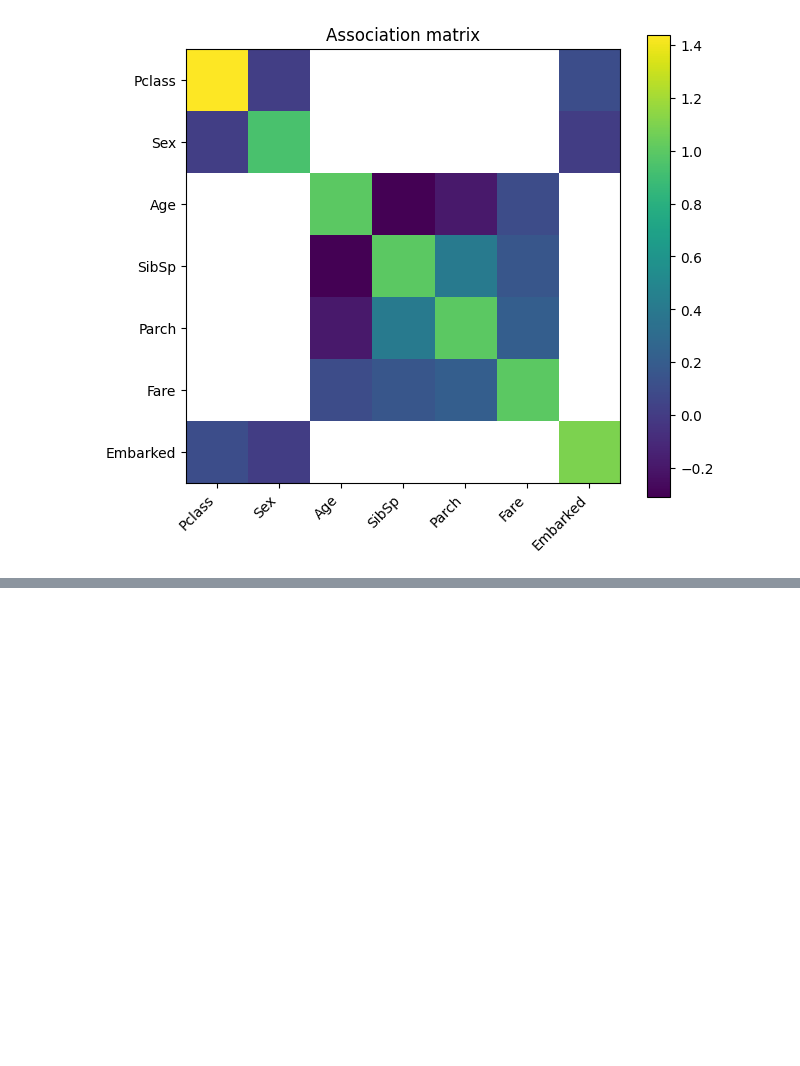
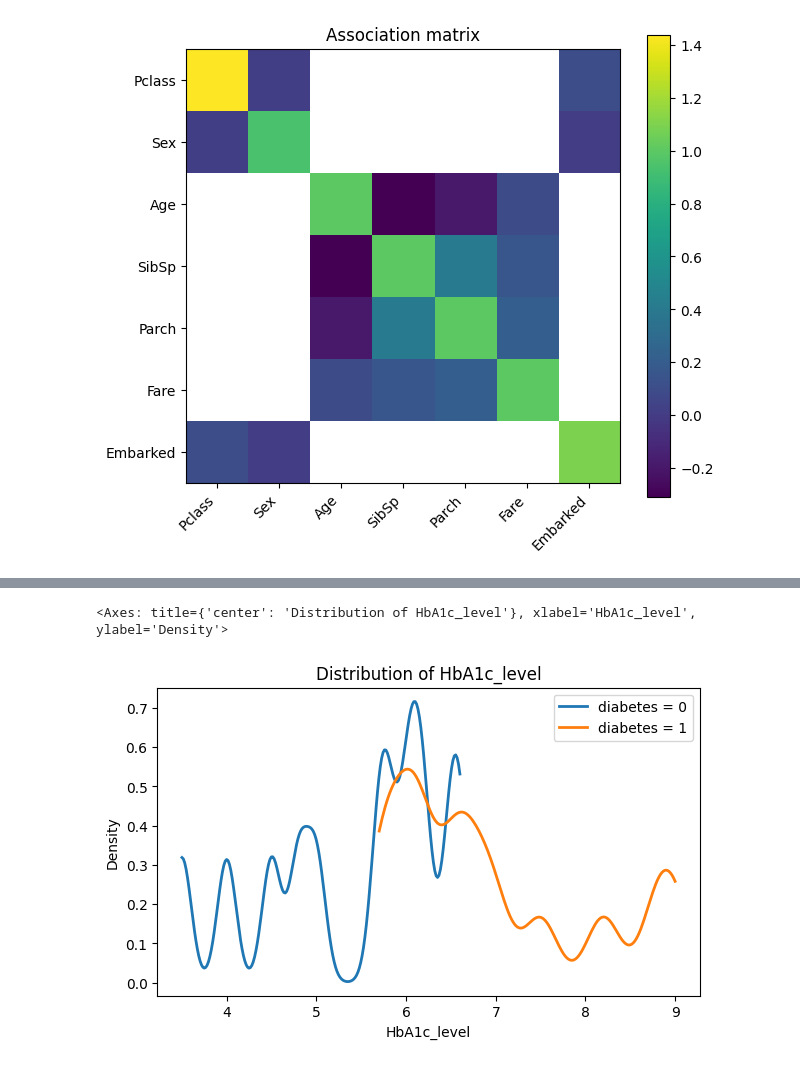
Before and after one commit to abarrenap/sme-dataprep-python, a Jupyter notebook: usage_examples.ipynb, the cells around one changed output, grey strips where cells are left out. Cells and saved outputs as stored; diff of their text form; code cells hidden in the pictures; blank space fills up the shorter version.

```diff
--- a/usage_examples.ipynb
+++ b/usage_examples.ipynb
@@ -358,0 +393,5 @@ When the second dataset is added, repeat the same workflow in a new section: loa
+# %%
+plot_variable_distribution(diabetes_data, variable="HbA1c_level", target="diabetes", by_class=True)
+# %% [output]
+<Axes: title={'center': 'Distribution of HbA1c_level'}, xlabel='HbA1c_level', ylabel='Density'>
+[figure, added]
```
Also changed, not shown: parts of 62 cells of this notebook, 2 other files.
